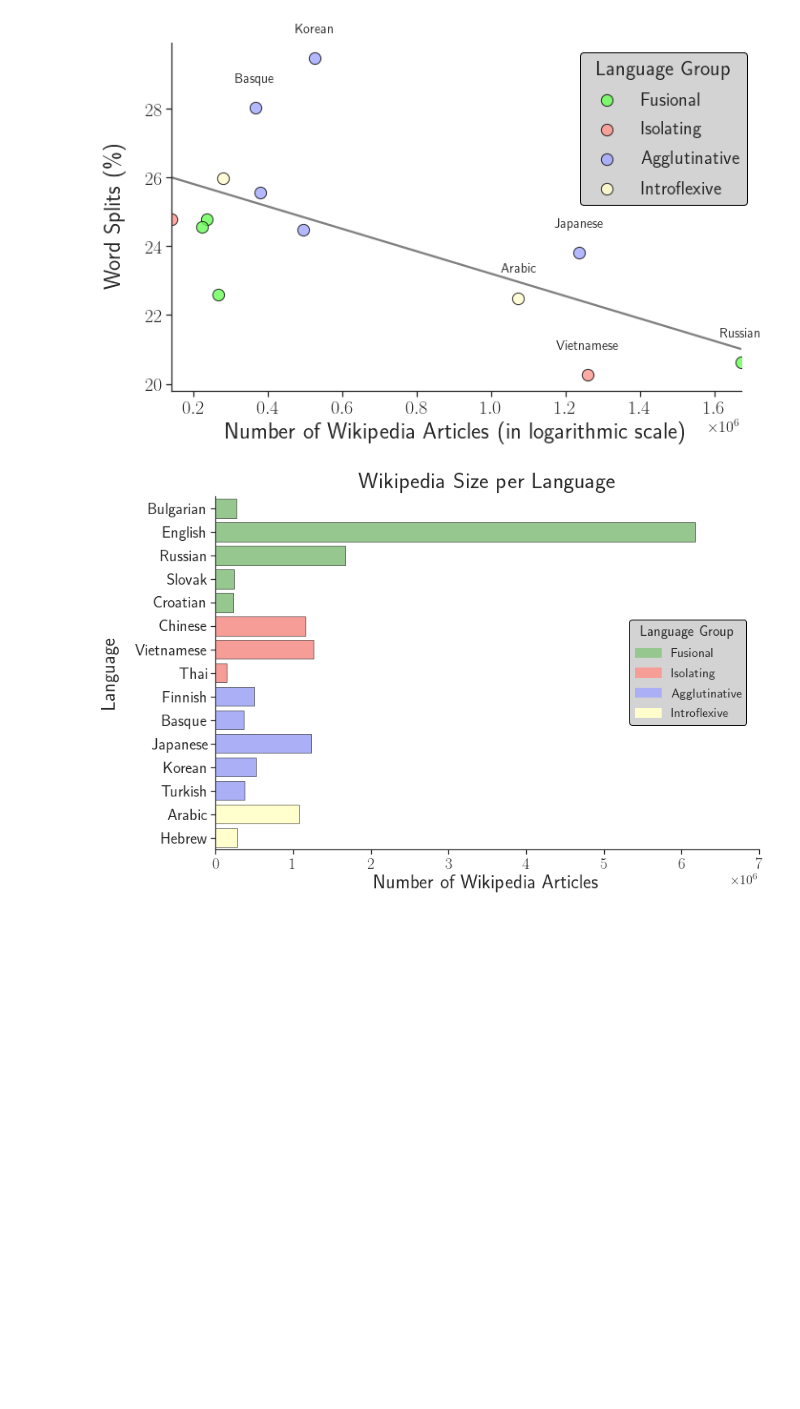
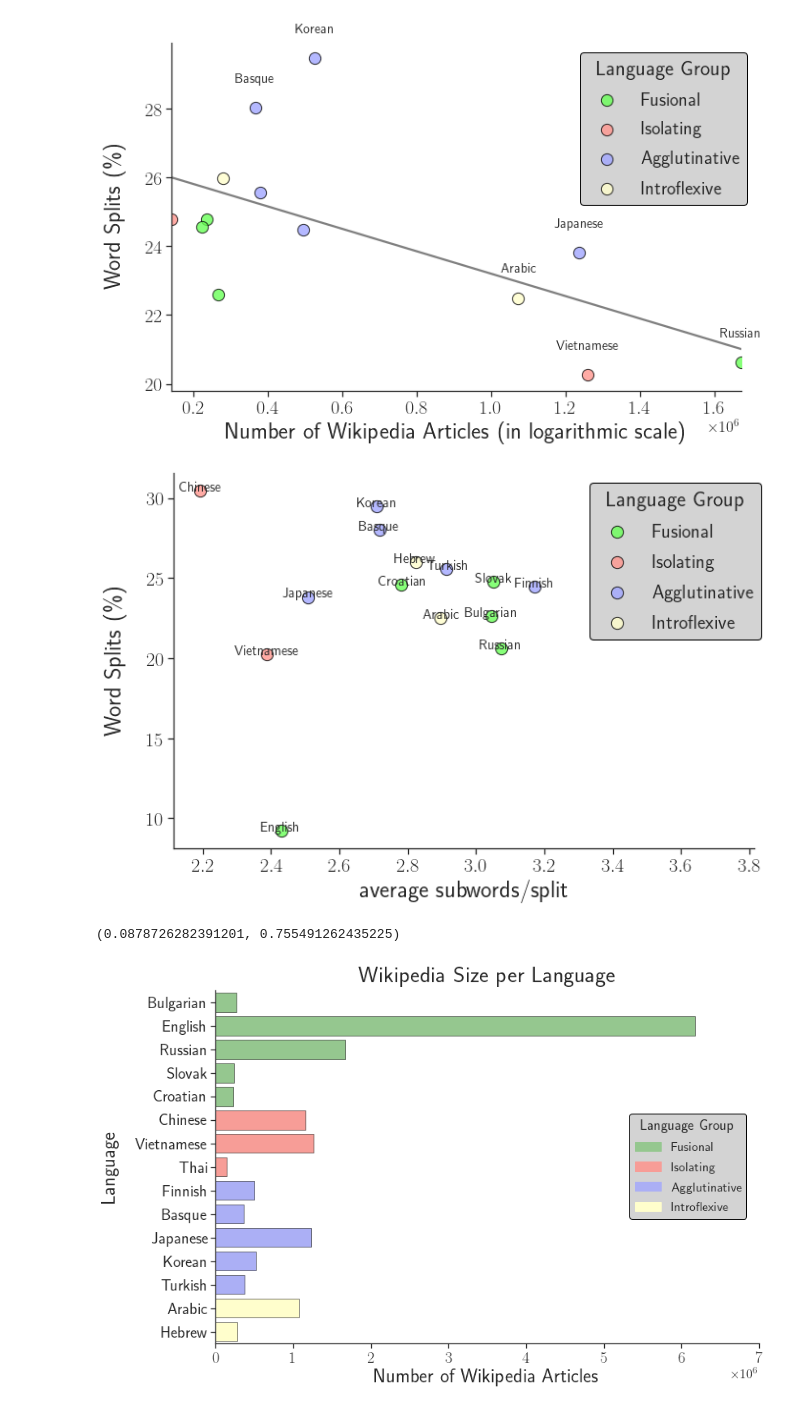
Before and after one commit to jerbarnes/typology_of_crosslingual, a Jupyter notebook: data_exploration/Word_split_frequency.ipynb, the cells around one changed output. Drawn from its saved outputs; the diff is of its cells as text; code cells hidden in the pictures; blank space fills up the shorter version.

Commit message:
Modified some stats

```diff
--- a/data_exploration/Word_split_frequency.ipynb
+++ b/data_exploration/Word_split_frequency.ipynb
@@ -266,6 +269,44 @@ plt.show()
 plt.close()
 # %% [output]
 [figure]
+# %%
+colors = {"Fusional": "#95c78f",
+          "Isolating": "#f79d97",
+          "Agglutinative": "#abaff5",
+          "Introflexive": "#fffecc"}
+colors = {k: sns.saturate(v) for k,v in colors.items()}
+extra_fontsize = 0
+
+g = sns.lmplot(x="avg_subwords_per_split", y="split_word_%", data=split_stats_table, hue="Group", palette=colors,
+               fit_reg=False, legend=False, height=6, aspect=1.5, scatter_kws={"s": 150, "edgecolors": "black"})
+# sns.regplot(x="avg_subwords_per_split", y="split_word_%",
+#             data=split_stats_table[~split_stats_table["Language"].isin(["English", "Chinese"])],
+#             scatter=False, color="grey", ci=None, order=1)
+
+for i, row in split_stats_table.iterrows():
+    plt.text(row["avg_subwords_per_split"], row["split_word_%"], row["Language"], fontsize=14,
+             horizontalalignment="center")
+
+plt.legend(title="Language Group", title_fontsize=22 + extra_fontsize, loc="upper left",
+           bbox_to_anchor=(0.7, 1), fontsize=20 + extra_fontsize, facecolor="lightgrey",
+           framealpha=1, edgecolor="black", labelspacing=0.6)
+
+# plt.ylim((5,35))
+# plt.xlim((5,7))
+plt.ylabel("Word Splits (\%)", fontsize=24 + extra_fontsize, labelpad=20)
+plt.xlabel("average subwords/split", fontsize=24 +  extra_fontsize)
+#plt.title("PoS Word Splits vs Number of Wikipedia Articles", fontsize=28 +  extra_fontsize, pad=30)
+plt.tick_params(labelsize=20)
+
+#plt.savefig("../data_exploration/plots/pos_word_splits_vs_wiki.pdf", dpi=400, bbox_inches="tight")
+plt.show()
+plt.close()
+# %% [output]
+[figure, added]
+# %%
+pearsonr(split_stats_table["avg_subwords_per_split"], split_stats_table["split_word_%"])
+# %% [output]
+(0.0878726282391201, 0.755491262435225)
 # %%
 plt.figure(figsize=(12, 8))
 colors = ["#95c78f"] * 5 + ["#f79d97"] * 3 + ["#abaff5"] * 5 + ["#fffecc"] * 2
```
Also changed, not shown: parts of 4 cells of this notebook, 3 other files.
